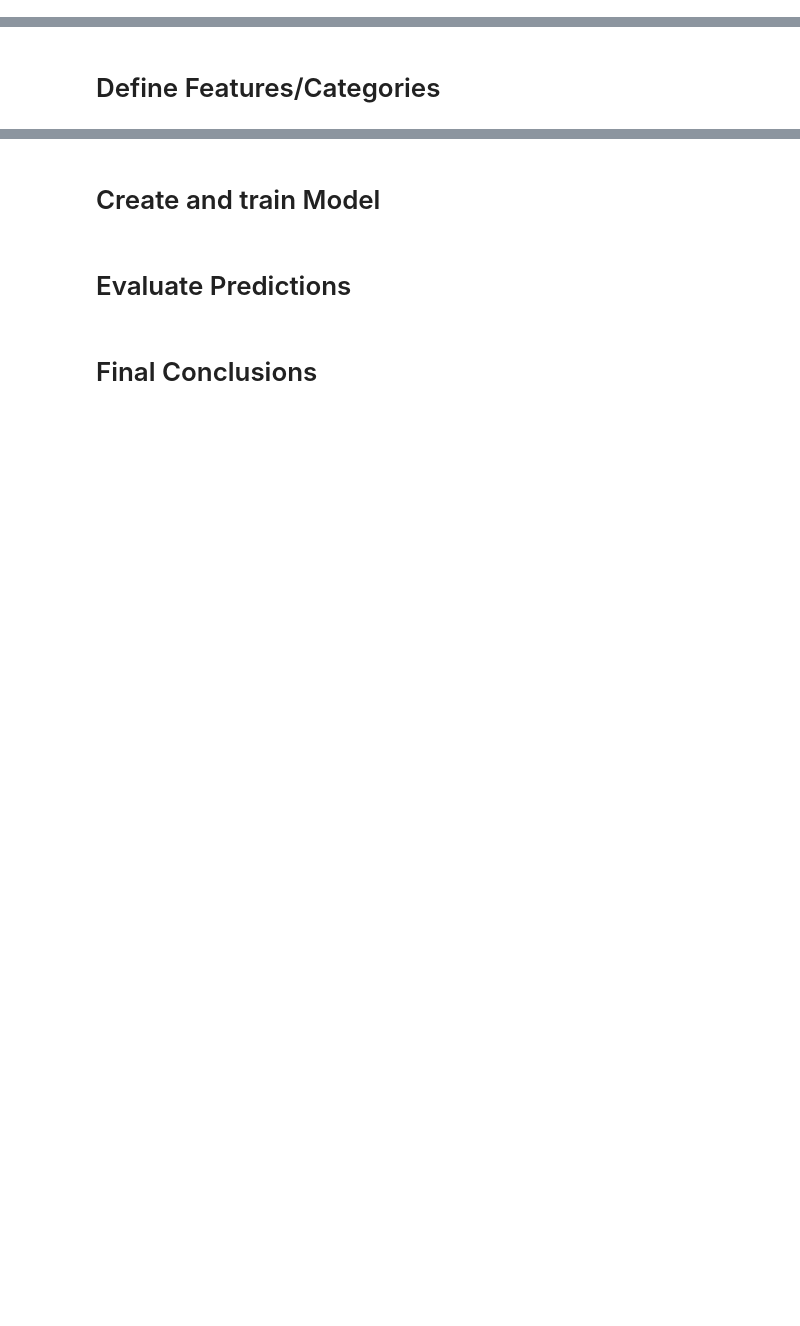
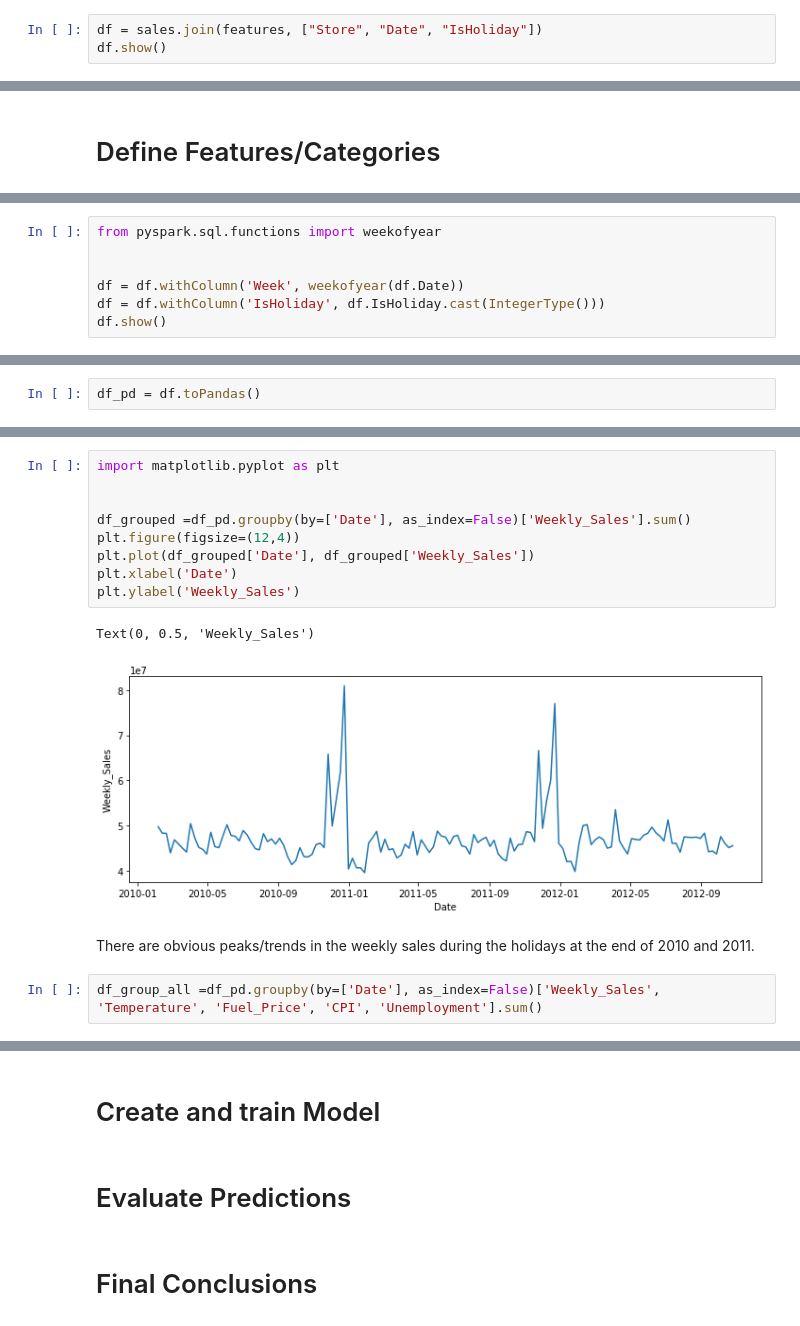
Before and after one commit to stephaniebernhard/retail_analytics, a Jupyter notebook: retail_analytics.ipynb, the cells around one changed output, grey strips where cells are left out. Cells and saved outputs as stored; diff of their text form; blank space fills up the shorter version.

Commit message:
added plots for analysis of feature correlation

```diff
--- a/retail_analytics.ipynb
+++ b/retail_analytics.ipynb
@@ -233,3 +231,6 @@ features.describe().show()
 +-------+---------------+-----------------+-------------------+------------------+-----------------+
 # %% [markdown]
 # Join Data
+# %%
+df = sales.join(features, ["Store", "Date", "IsHoliday"])
+df.show()
@@ -239,0 +263,7 @@ features.describe().show()
+# %%
+from pyspark.sql.functions import weekofyear
+
+
+df = df.withColumn('Week', weekofyear(df.Date))
+df = df.withColumn('IsHoliday', df.IsHoliday.cast(IntegerType()))
+df.show()
@@ -239,0 +296,2 @@ features.describe().show()
+# %%
+df_pd = df.toPandas()
@@ -239,0 +314,16 @@ features.describe().show()
+# %%
+import matplotlib.pyplot as plt
+
+
+df_grouped =df_pd.groupby(by=['Date'], as_index=False)['Weekly_Sales'].sum()
+plt.figure(figsize=(12,4))
+plt.plot(df_grouped['Date'], df_grouped['Weekly_Sales'])
+plt.xlabel('Date')
+plt.ylabel('Weekly_Sales')
+# %% [output]
+Text(0, 0.5, 'Weekly_Sales')
+[figure, added]
+# %% [markdown]
+There are obvious peaks/trends in the weekly sales during the holidays at the end of 2010 and 2011.
+# %%
+df_group_all =df_pd.groupby(by=['Date'], as_index=False)['Weekly_Sales', 'Temperature', 'Fuel_Price', 'CPI', 'Unemployment'].sum()
```
Also changed, not shown: parts of 17 cells of this notebook.
